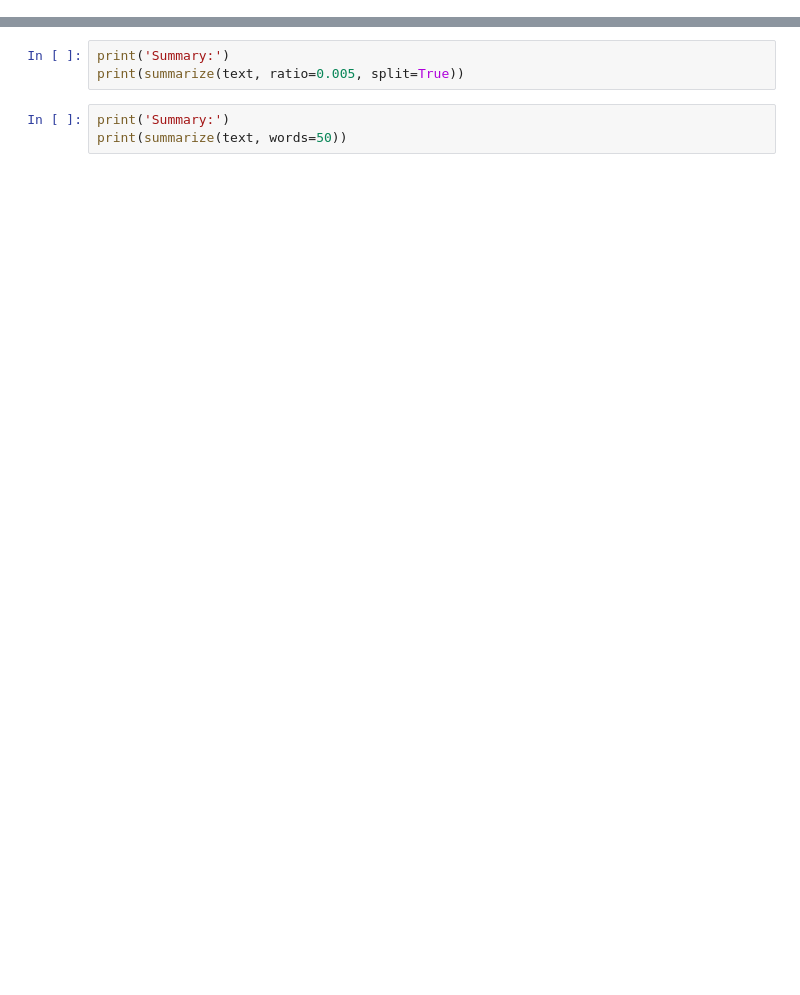
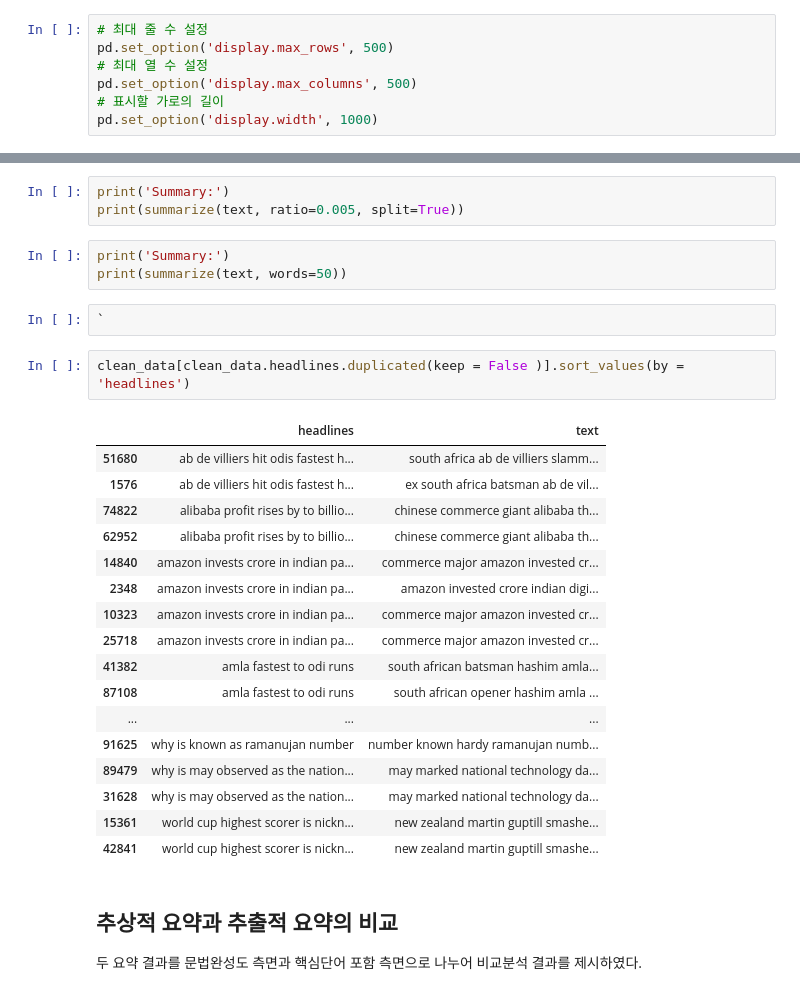
Before and after one commit to hayaseleu/SSAC_classifications, a Jupyter notebook: E-11 DCGAN/E-11_신문 요약_report.ipynb, the cells around one changed output, grey strips where cells are left out. Cells and saved outputs as stored; diff of their text form; blank space fills up the shorter version.

```diff
--- a/E-11 DCGAN/E-11_신문 요약_report.ipynb
+++ b/E-11 DCGAN/E-11_신문 요약_report.ipynb
@@ -26,6 +26,13 @@ import urllib.request
 # %% [output]
 [nltk_data] Downloading package stopwords to /home/ssac4/nltk_data...
 [nltk_data]   Package stopwords is already up-to-date!
+# %%
+# 최대 줄 수 설정
+pd.set_option('display.max_rows', 500)
+# 최대 열 수 설정
+pd.set_option('display.max_columns', 500)
+# 표시할 가로의 길이
+pd.set_option('display.width', 1000)
 # %% [markdown]
 ## Step 1. 데이터 수집하기
 데이터는 아래 링크에 있는 뉴스 기사 데이터(newssummarymore.csv)를 사용합니다.
@@ -517,3 +892,28 @@ print(summarize(text, ratio=0.005, split=True))
 # %%
 print('Summary:')
 print(summarize(text, words=50))
+# %%
+`
+# %%
+clean_data[clean_data.headlines.duplicated(keep = False )].sort_values(by = 'headlines')
+# %% [output]
+|  | headlines | text |
+| 51680 | ab de villiers hit odis fastest h... | south africa ab de villiers slamm... |
+| 1576 | ab de villiers hit odis fastest h... | ex south africa batsman ab de vil... |
+| 74822 | alibaba profit rises by to billio... | chinese commerce giant alibaba th... |
+| 62952 | alibaba profit rises by to billio... | chinese commerce giant alibaba th... |
+| 14840 | amazon invests crore in indian pa... | commerce major amazon invested cr... |
+| 2348 | amazon invests crore in indian pa... | amazon invested crore indian digi... |
+| 10323 | amazon invests crore in indian pa... | commerce major amazon invested cr... |
+| 25718 | amazon invests crore in indian pa... | commerce major amazon invested cr... |
+| 41382 | amla fastest to odi runs | south african batsman hashim amla... |
+| 87108 | amla fastest to odi runs | south african opener hashim amla ... |
+| ... | ... | ... |
+| 91625 | why is known as ramanujan number | number known hardy ramanujan numb... |
+| 89479 | why is may observed as the nation... | may marked national technology da... |
+| 31628 | why is may observed as the nation... | may marked national technology da... |
+| 15361 | world cup highest scorer is nickn... | new zealand martin guptill smashe... |
+| 42841 | world cup highest scorer is nickn... | new zealand martin guptill smashe... |
+# %% [markdown]
+## 추상적 요약과 추출적 요약의 비교
+두 요약 결과를 문법완성도 측면과 핵심단어 포함 측면으로 나누어 비교분석 결과를 제시하였다.
```
Also changed, not shown: parts of 94 cells of this notebook.
